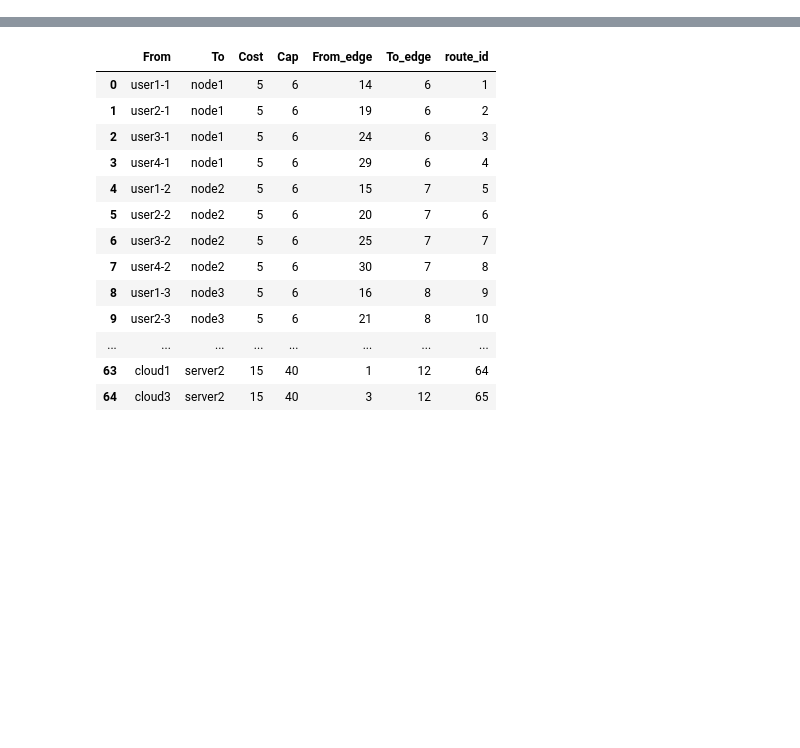
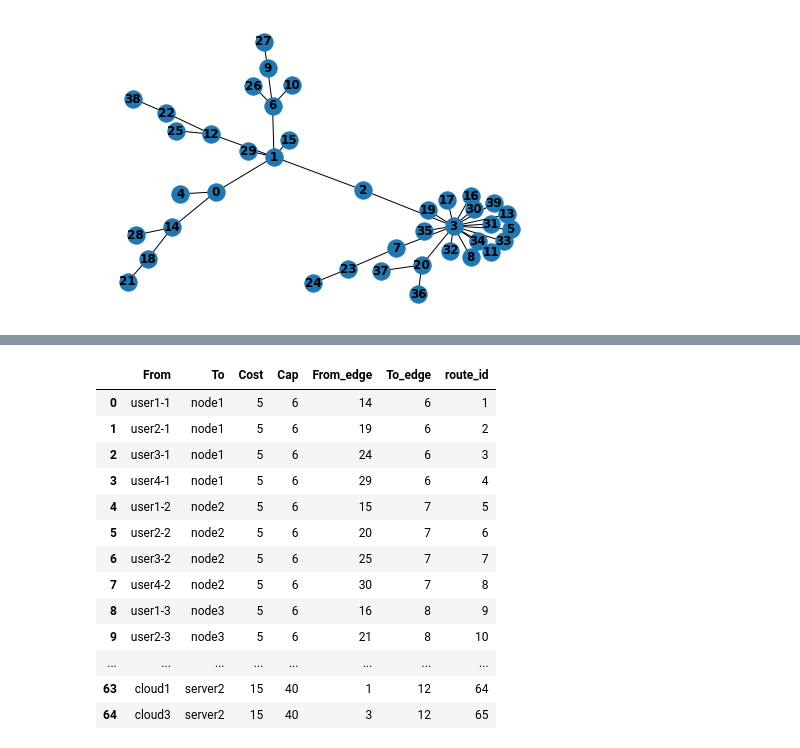
Before and after one commit to ingertb/Dual-Homing-Optimization, a Jupyter notebook: Dn_projekt.ipynb, the cells around one changed output, grey strips where cells are left out. Cells and saved outputs as stored; diff of their text form; code cells hidden in the pictures; blank space fills up the shorter version.

```diff
--- a/Dn_projekt.ipynb
+++ b/Dn_projekt.ipynb
@@ -0,0 +5,11 @@
+# %%
+# G = nx.Graph()
+# er = nx.erdos_renyi_graph(100, 0.15)
+# ws = nx.watts_strogatz_graph(30, 3, 0.1)
+ba = nx.barabasi_albert_graph(40, 1)
+# red = nx.random_lobster(20, 0.5, 0.9)
+nx.draw(ba, with_labels=True, font_weight='bold')
+nx.draw(ba,pos=nx.spring_layout(ba), with_labels=True, font_weight='bold')
+plt.show()
+# %% [output]
+[figure, added]
```
Also changed, not shown: parts of 4 cells of this notebook.
